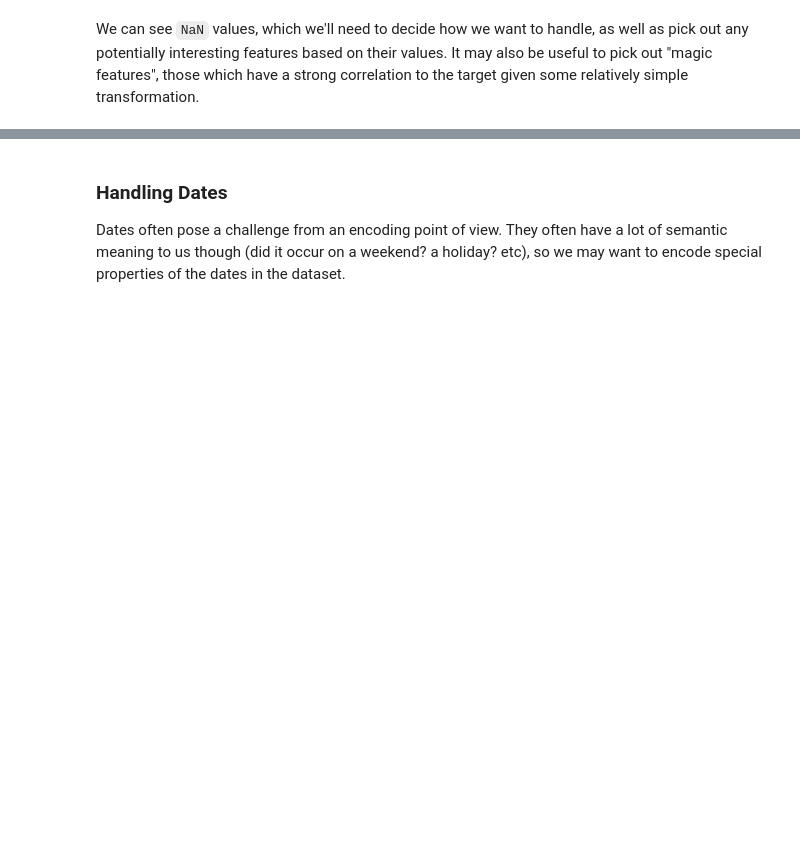
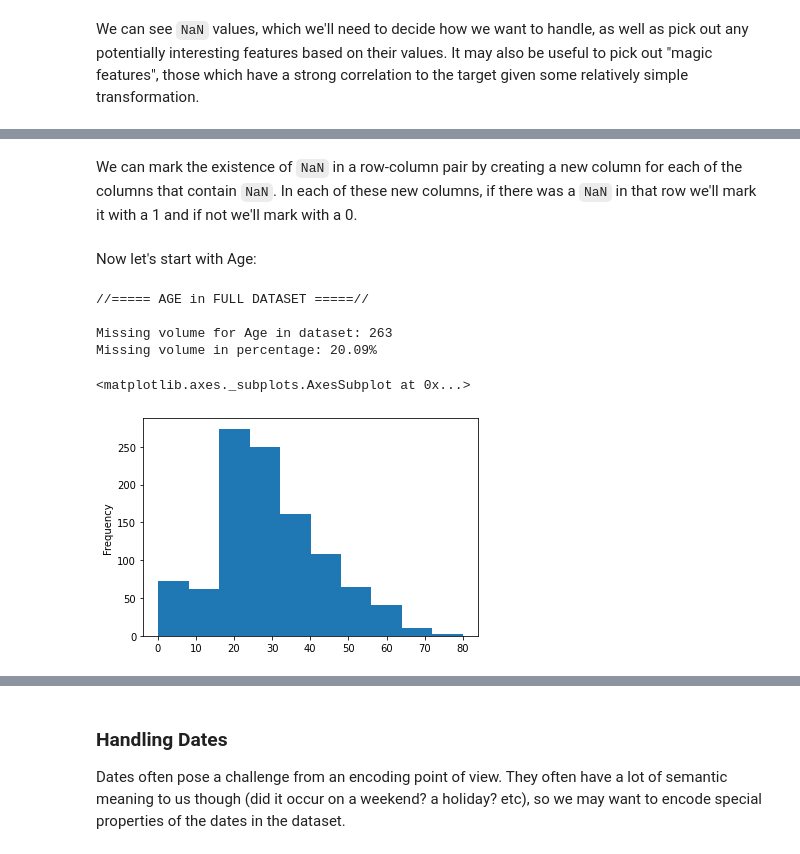
Before and after one commit to BHouwens/kitchen_sink, a Jupyter notebook: Tabular.ipynb, the cells around one changed output, grey strips where cells are left out. Drawn from its saved outputs; the diff is of its cells as text; code cells hidden in the pictures; blank space fills up the shorter version.

```diff
--- a/Tabular.ipynb
+++ b/Tabular.ipynb
@@ -131,8 +175,10 @@ EDA can be performed here, where you'll find cells for showing batches, as well
 # %%
 # Setup the dataset path
 train_path = "{b}/{d}".format(b=path, d=train_data)
+test_path = "{b}/{d}".format(b=path, d=test_data)
 
 # And read it in to a df
-df = pd.read_csv(train_path, low_memory=False)
+train_df = pd.read_csv(train_path, low_memory=False)
+test_df = pd.read_csv(test_path, low_memory=False)
 # %%
 # Set a "reset" df, in case we want to reset the data
@@ -145,0 +223,4 @@ df.drop(['PassengerId', 'Name', 'Ticket'], inplace=True, axis=1, errors='ignore'
+# %%
+full_df = pd.concat([train_df, test_df], sort=True).reset_index(drop=True)
+
+len(full_df)
@@ -165,0 +276,5 @@ We can see `NaN` values, which we'll need to decide how we want to handle, as we
+# %%
+# Any mistakes in handling missing values can be reset to the original dataset here
+full_reset_df = full_df.copy(deep=True)
+# %%
+full_df = full_reset_df.copy(deep=True)
@@ -165,0 +319,2 @@ We can see `NaN` values, which we'll need to decide how we want to handle, as we
+# %% [markdown]
+We can mark the existence of `NaN` in a row-column pair by creating a new column for each of the columns that contain `NaN`. In each of these new columns, if there was a `NaN` in that row we'll mark it with a 1 and if not we'll mark with a 0.
@@ -165,0 +324,15 @@ We can see `NaN` values, which we'll need to decide how we want to handle, as we
+# %% [markdown]
+Now let's start with Age:
+# %%
+pretty_log("AGE in FULL DATASET")
+get_missing_info_for_col(full_df, 'Age')
+# %% [output]
+//===== AGE in FULL DATASET =====//
+
+Missing volume for Age in dataset: 263
+Missing volume in percentage: 20.09%
+# %%
+full_df['Age'].plot(kind='hist')
+# %% [output]
+<matplotlib.axes._subplots.AxesSubplot at 0x...>
+[figure, added]
```
Also changed, not shown: parts of 191 cells of this notebook.
